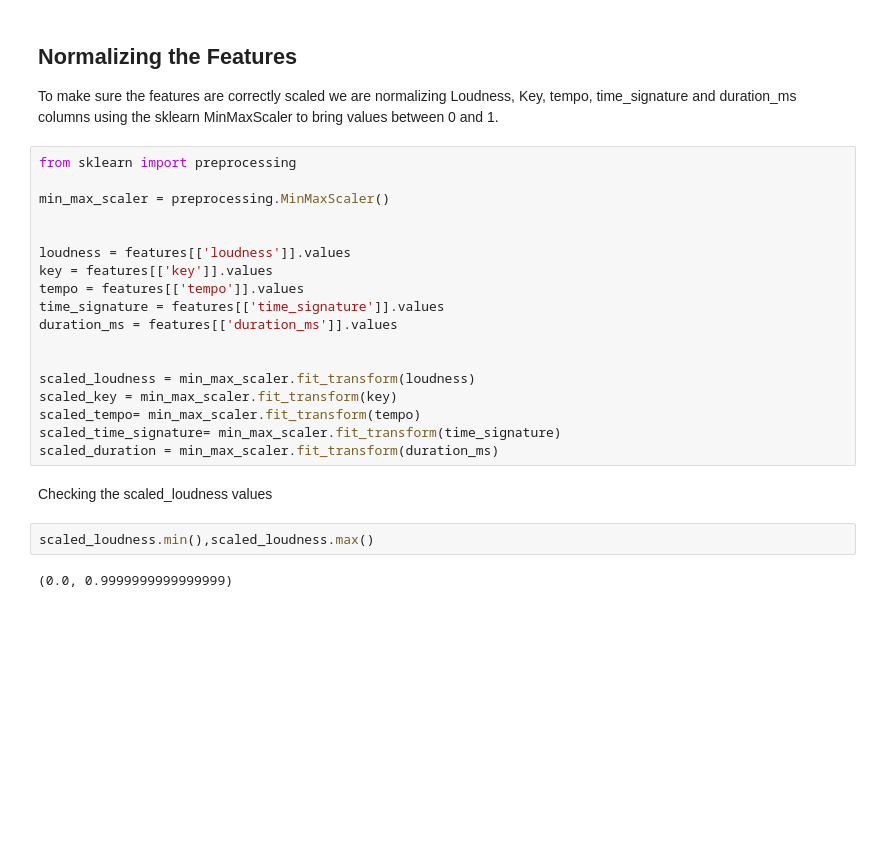
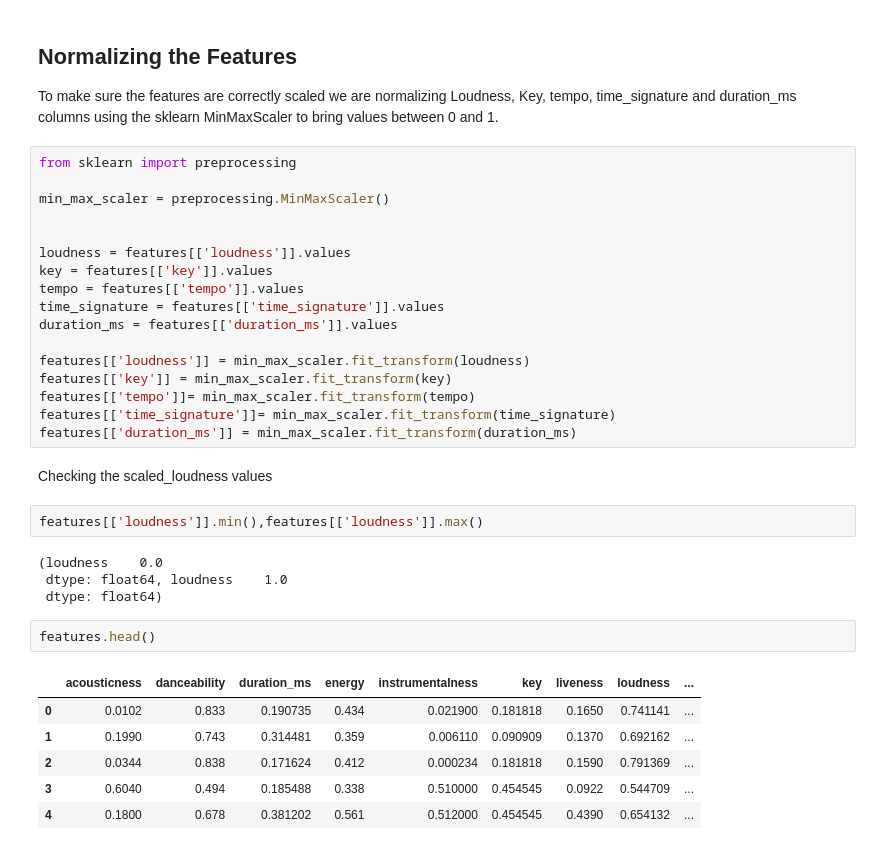
Before and after one commit to Devanshi-123/Mood-Detection, a Jupyter notebook: Mood_Prediction.ipynb, the cells around one changed output. Drawn from its saved outputs; the diff is of its cells as text; blank space fills up the shorter version.

```diff
--- a/Mood_Prediction.ipynb
+++ b/Mood_Prediction.ipynb
@@ -129,15 +125,25 @@ tempo = features[['tempo']].values
 time_signature = features[['time_signature']].values
 duration_ms = features[['duration_ms']].values
 
-
-scaled_loudness = min_max_scaler.fit_transform(loudness)
-scaled_key = min_max_scaler.fit_transform(key)
-scaled_tempo= min_max_scaler.fit_transform(tempo)
-scaled_time_signature= min_max_scaler.fit_transform(time_signature)
-scaled_duration = min_max_scaler.fit_transform(duration_ms)
+features[['loudness']] = min_max_scaler.fit_transform(loudness)
+features[['key']] = min_max_scaler.fit_transform(key)
+features[['tempo']]= min_max_scaler.fit_transform(tempo)
+features[['time_signature']]= min_max_scaler.fit_transform(time_signature)
+features[['duration_ms']] = min_max_scaler.fit_transform(duration_ms)
 # %% [markdown]
 Checking the scaled_loudness values
-# %%
-scaled_loudness.min(),scaled_loudness.max()
-# %% [output]
-(0.0, 0.9999999999999999)
+# %%
+features[['loudness']].min(),features[['loudness']].max()
+# %% [output]
+(loudness    0.0
+ dtype: float64, loudness    1.0
+ dtype: float64)
+# %%
+features.head()
+# %% [output]
+|  | acousticness | danceability | duration_ms | energy | instrumentalness | key | liveness | loudness | ... |
+| 0 | 0.0102 | 0.833 | 0.190735 | 0.434 | 0.021900 | 0.181818 | 0.1650 | 0.741141 | ... |
+| 1 | 0.1990 | 0.743 | 0.314481 | 0.359 | 0.006110 | 0.090909 | 0.1370 | 0.692162 | ... |
+| 2 | 0.0344 | 0.838 | 0.171624 | 0.412 | 0.000234 | 0.181818 | 0.1590 | 0.791369 | ... |
+| 3 | 0.6040 | 0.494 | 0.185488 | 0.338 | 0.510000 | 0.454545 | 0.0922 | 0.544709 | ... |
+| 4 | 0.1800 | 0.678 | 0.381202 | 0.561 | 0.512000 | 0.454545 | 0.4390 | 0.654132 | ... |
```
Also changed, not shown: parts of 8 cells of this notebook.
